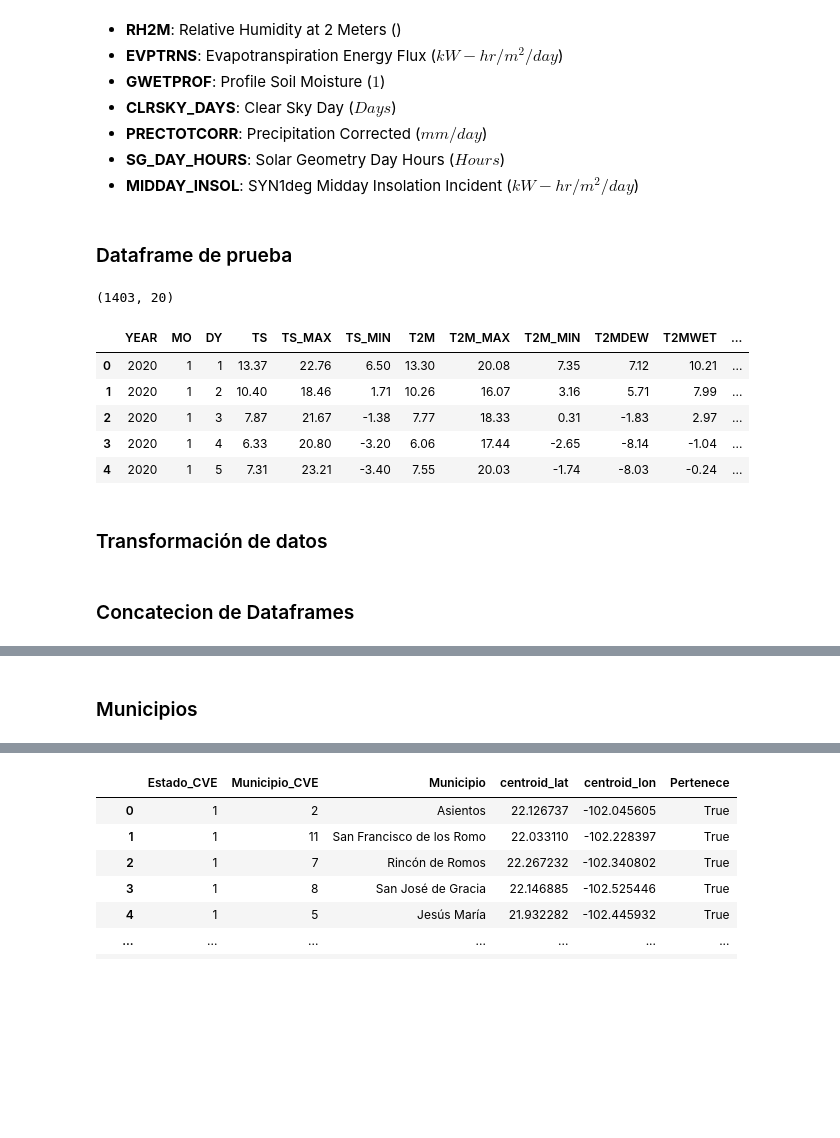
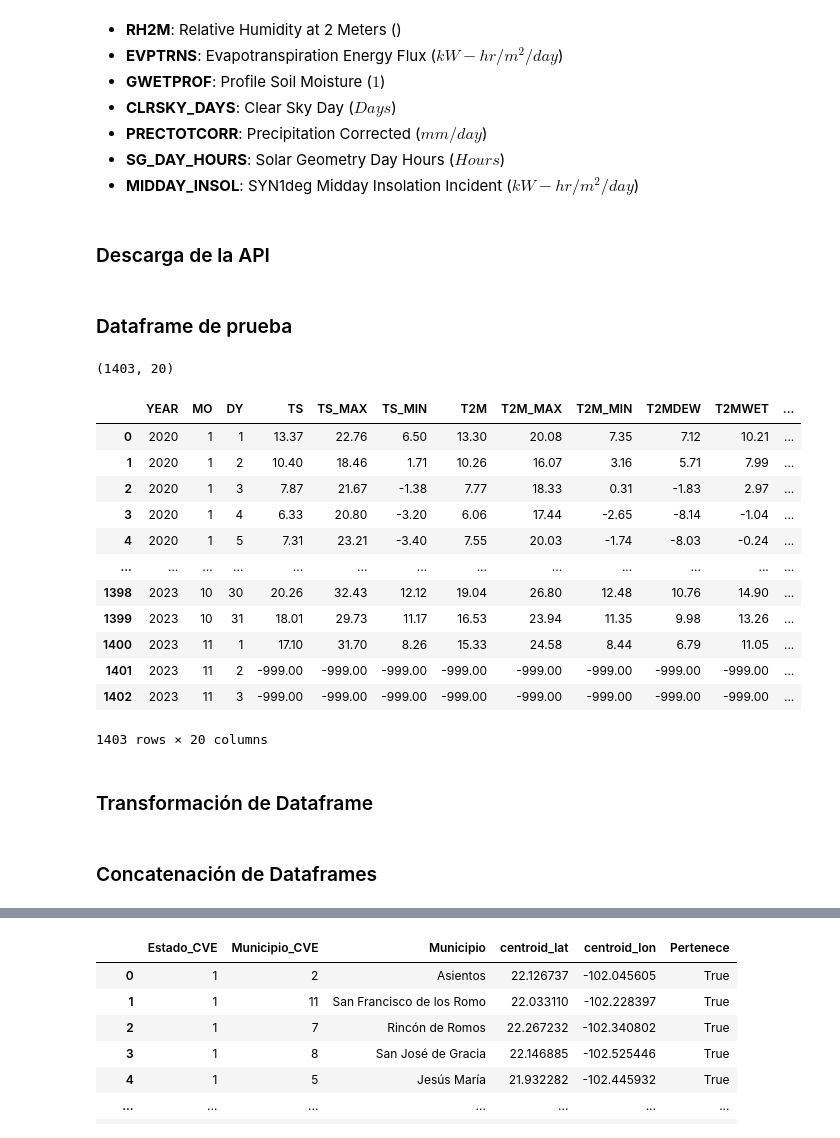
Before and after one commit to ProyectosMCD/RedBAMX, a Jupyter notebook: descarga/Descarga_Datos Climaticos_Municipio_NASA-API.ipynb, the cells around one changed output, grey strips where cells are left out. Saved outputs shown, nothing was run; the diff lists cells and outputs as text; code cells hidden in the pictures; blank space fills up the shorter version.

```diff
--- a/descarga/Descarga_Datos Climaticos_Municipio_NASA-API.ipynb
+++ b/descarga/Descarga_Datos Climaticos_Municipio_NASA-API.ipynb
@@ -142,6 +159,8 @@ start_day = '20200101' # Primer dia del año 2020
 end_day =  datetime.datetime.now().strftime('%Y%m%d') # Los Ultimos dias del mes actual vienen con faltantes
 
 base_url = r"https://power.larc.nasa.gov/api/temporal/daily/point?parameters={parameter}&community=RE&longitude={longitude}&latitude={latitude}&start={start_day}&end={end_day}&format=CSV" # URL de consulta
+# %% [markdown]
+### Descarga de la API
 # %%
 # Descarga de datos por estado
 for estado_nom, latitude, longitude in zip(coord_estado['Estado'], coord_estado['centroid_lat'], coord_estado['centroid_lon']): # Itera sobre los estados y sus coordenadas
@@ -164,25 +183,32 @@ print("Datos de estados descargados")
 # %%
 # Consulta datos del primer archivo CSV de la carpeta de salida a forma de prueba
 archivos_csv = [archivo for archivo in os.listdir(output_estado_raw) if archivo.endswith('.csv')]
 
 if archivos_csv:
     # Lee el primer archivo CSV de la lista
     primer_archivo = archivos_csv[0]
     ruta_completa_primer_csv = os.path.join(output_estado_raw, primer_archivo)
     df_test = pd.read_csv(ruta_completa_primer_csv,skiprows=25)
 
 print(df_test.shape)
-df_test.head()
+df_test
 # %% [output]
 (1403, 20)
 |  | YEAR | MO | DY | TS | TS_MAX | TS_MIN | T2M | T2M_MAX | T2M_MIN | T2MDEW | T2MWET | ... |
 | 0 | 2020 | 1 | 1 | 13.37 | 22.76 | 6.50 | 13.30 | 20.08 | 7.35 | 7.12 | 10.21 | ... |
 | 1 | 2020 | 1 | 2 | 10.40 | 18.46 | 1.71 | 10.26 | 16.07 | 3.16 | 5.71 | 7.99 | ... |
 | 2 | 2020 | 1 | 3 | 7.87 | 21.67 | -1.38 | 7.77 | 18.33 | 0.31 | -1.83 | 2.97 | ... |
 | 3 | 2020 | 1 | 4 | 6.33 | 20.80 | -3.20 | 6.06 | 17.44 | -2.65 | -8.14 | -1.04 | ... |
 | 4 | 2020 | 1 | 5 | 7.31 | 23.21 | -3.40 | 7.55 | 20.03 | -1.74 | -8.03 | -0.24 | ... |
+| ... | ... | ... | ... | ... | ... | ... | ... | ... | ... | ... | ... | ... |
+| 1398 | 2023 | 10 | 30 | 20.26 | 32.43 | 12.12 | 19.04 | 26.80 | 12.48 | 10.76 | 14.90 | ... |
+| 1399 | 2023 | 10 | 31 | 18.01 | 29.73 | 11.17 | 16.53 | 23.94 | 11.35 | 9.98 | 13.26 | ... |
+| 1400 | 2023 | 11 | 1 | 17.10 | 31.70 | 8.26 | 15.33 | 24.58 | 8.44 | 6.79 | 11.05 | ... |
+| 1401 | 2023 | 11 | 2 | -999.00 | -999.00 | -999.00 | -999.00 | -999.00 | -999.00 | -999.00 | -999.00 | ... |
+| 1402 | 2023 | 11 | 3 | -999.00 | -999.00 | -999.00 | -999.00 | -999.00 | -999.00 | -999.00 | -999.00 | ... |
+1403 rows × 20 columns
 # %% [markdown]
-### Transformación de datos
+### Transformación de Dataframe
 # %%
 # Obtén la lista de archivos CSV en la carpeta
 archivos_csv = [archivo for archivo in os.listdir(output_estado_raw) if archivo.endswith('.csv')]
@@ -211,7 +237,7 @@ for archivo_csv in archivos_csv:
     with open(ruta_completa_salida, 'w') as file_object:
         df.to_csv(file_object, index=False,lineterminator='\n')
 # %% [markdown]
-### Concatecion de Dataframes
+### Concatenación de Dataframes
 # %%
 # Obtener la lista de archivos CSV en la carpeta
 archivos_csv = [archivo for archivo in os.listdir(output_estado_mod)]
@@ -250,5 +276,3 @@ df_combinado
 | 44894 | 2023-11-02 | Zacatecas | MX-AGU | -999.00 | -999.00 | -999.00 | -999.00 | -999.00 | -999.00 | -999.00 | ... |
 | 44895 | 2023-11-03 | Zacatecas | MX-AGU | -999.00 | -999.00 | -999.00 | -999.00 | -999.00 | -999.00 | -999.00 | ... |
 44896 rows × 20 columns
-# %% [markdown]
-### Municipios
```
Also changed, not shown: parts of 14 cells of this notebook.
